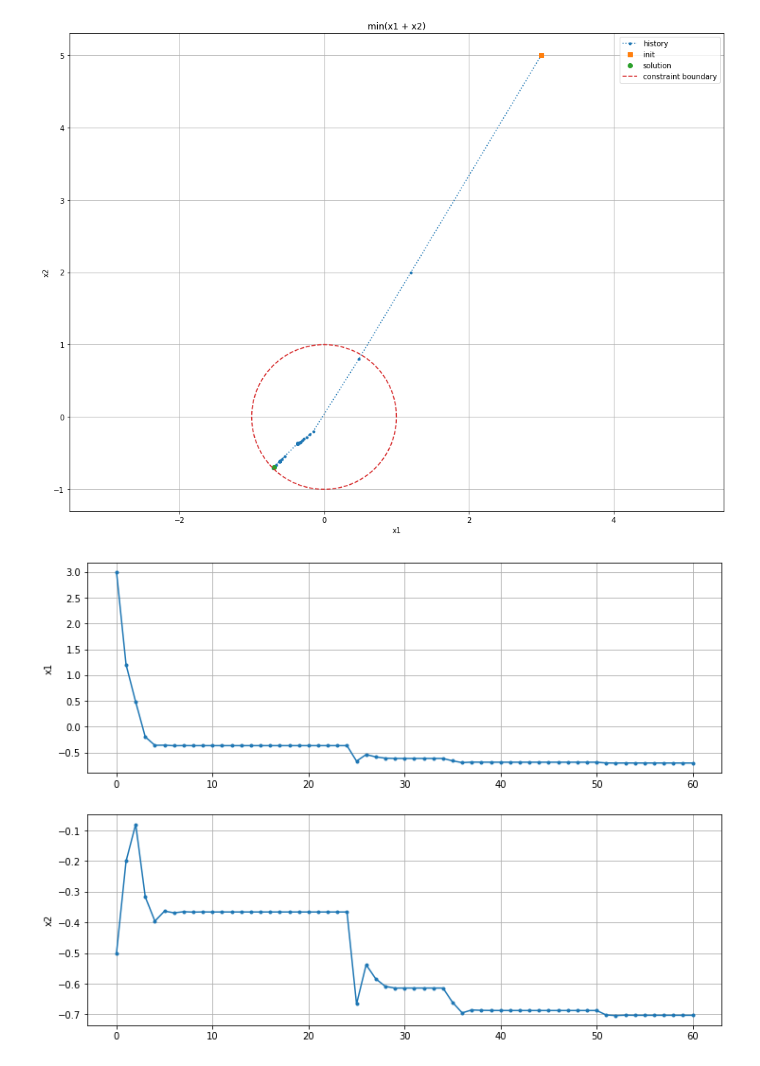
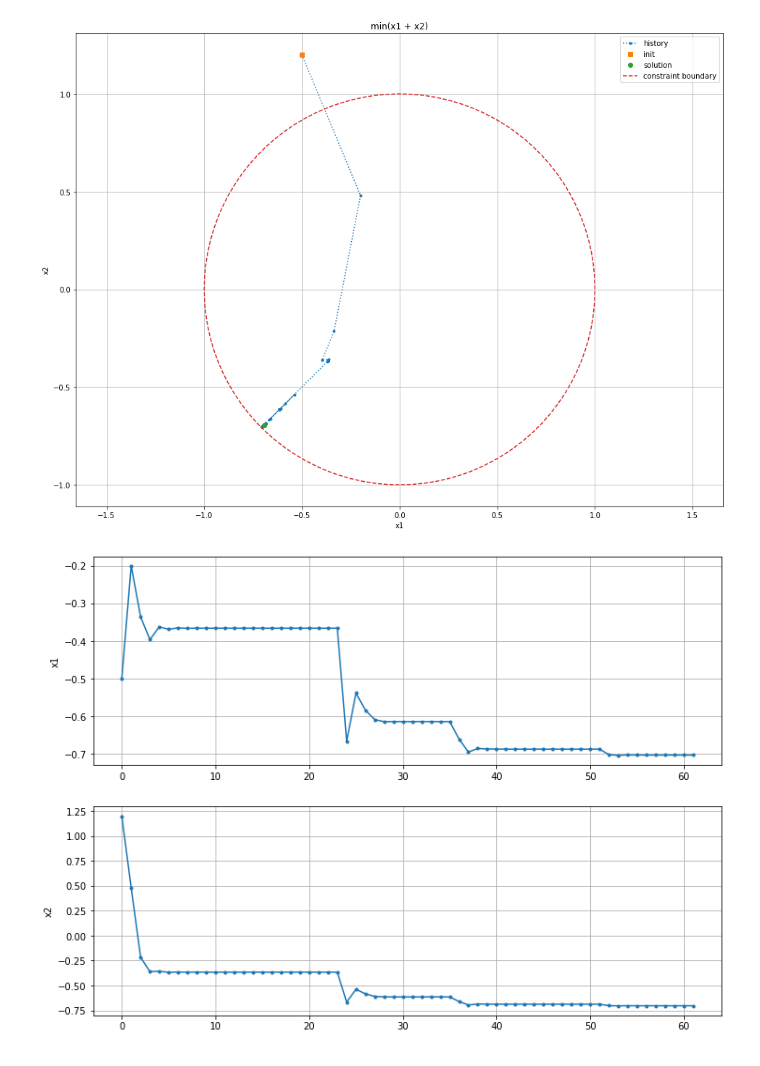
Before and after one commit to Bryce-R/MiniProjects, a Jupyter notebook: Gradient_descent.ipynb, the cells around one changed output. Saved outputs shown, nothing was run; the diff lists cells and outputs as text; code cells hidden in the pictures.

```diff
--- a/Gradient_descent.ipynb
+++ b/Gradient_descent.ipynb
@@ -57,17 +57,19 @@ def BarrierGD(x0):
   # phi(x) is the barrier on inequality constraints phi(x) = -log(-g(x))
   # g(x)<=0.0
   # d(phi(x))/dx = - (d(gx)/dx) / g(x)
+  cons = circle # constraint function
+  dCons = dcircle # constraint function derivative
   k = 1
   for i in range(maxIter):
     step = 0.3
     # infeasibility handling
-    while circle(x[0],x[1]) > 0.0:
+    while cons(x[0],x[1]) > 0.0:
       # infeasible
-      gradient = dcircle(x[0],x[1])
-      before_cost = circle(x[0], x[1])
+      gradient = dCons(x[0],x[1])
+      before_cost = cons(x[0], x[1])
       while step >= step_tol:
         x_after = x - step*gradient
-        after_cost = circle(x_after[0], x_after[1])
+        after_cost = cons(x_after[0], x_after[1])
         if after_cost < before_cost:
           x_history[:, k] = x_after
           x = x_after
@@ -76,14 +78,14 @@ def BarrierGD(x0):
         else:
           step /= 2.0
     for j in range(maxInnerIter):
-      before_cost = t*f1(x[0], x[1]) - np.log(-(circle(x[0], x[1])))
-      gradient = t*df1(x[0], x[1]) - dcircle(x[0],x[1])/circle(x[0],x[1])
+      before_cost = t*f1(x[0], x[1]) - np.log(-(cons(x[0], x[1])))
+      gradient = t*df1(x[0], x[1]) - dCons(x[0],x[1])/cons(x[0],x[1])
       while step >= step_tol:
         x_after = x - step*gradient
-        if circle(x_after[0],x_after[1]) >= -1e-5:
+        if cons(x_after[0],x_after[1]) >= -1e-5:
           step /= 2.0
           continue
-        after_cost = t*f1(x_after[0], x_after[1]) - np.log(-(circle(x_after[0], x_after[1])))
+        after_cost = t*f1(x_after[0], x_after[1]) - np.log(-(cons(x_after[0], x_after[1])))
         if after_cost < before_cost:
           x_history[:, k] = x_after
           x = x_after
@@ -104,7 +106,7 @@ def BarrierGD(x0):
 # x0 = np.array([0.1, 0.1],dtype=np.double)
 # x0 = np.array([-0.5, 0.5],dtype=np.double)
 # x0 = np.array([0.5, -0.5],dtype=np.double)
-x0 = np.array([3, 5],dtype=np.double)
+x0 = np.array([-0.5, 1.2],dtype=np.double)
 
 # opt = GD
 opt = BarrierGD
@@ -138,4 +140,4 @@ plt.show()
-[figure, old version]
+[figure, new version]
 # %%
 plt.figure(figsize=(12, 9))
 # plt.figure(figsize=(16, 12))
@@ -146,10 +148,8 @@ plt.ylabel("x1")
 plt.grid()
 plt.subplot(2, 1, 2)
 plt.plot(x_history[1,:],'.-')
-# plt.legend()
-# plt.title("min(x1 + x2)")
 plt.ylabel("x2")
 plt.grid()
 plt.show()
 # %% [output]
-[figure, old version]
+[figure, new version]
```
Also changed, not shown: parts of 1 cell of this notebook.
